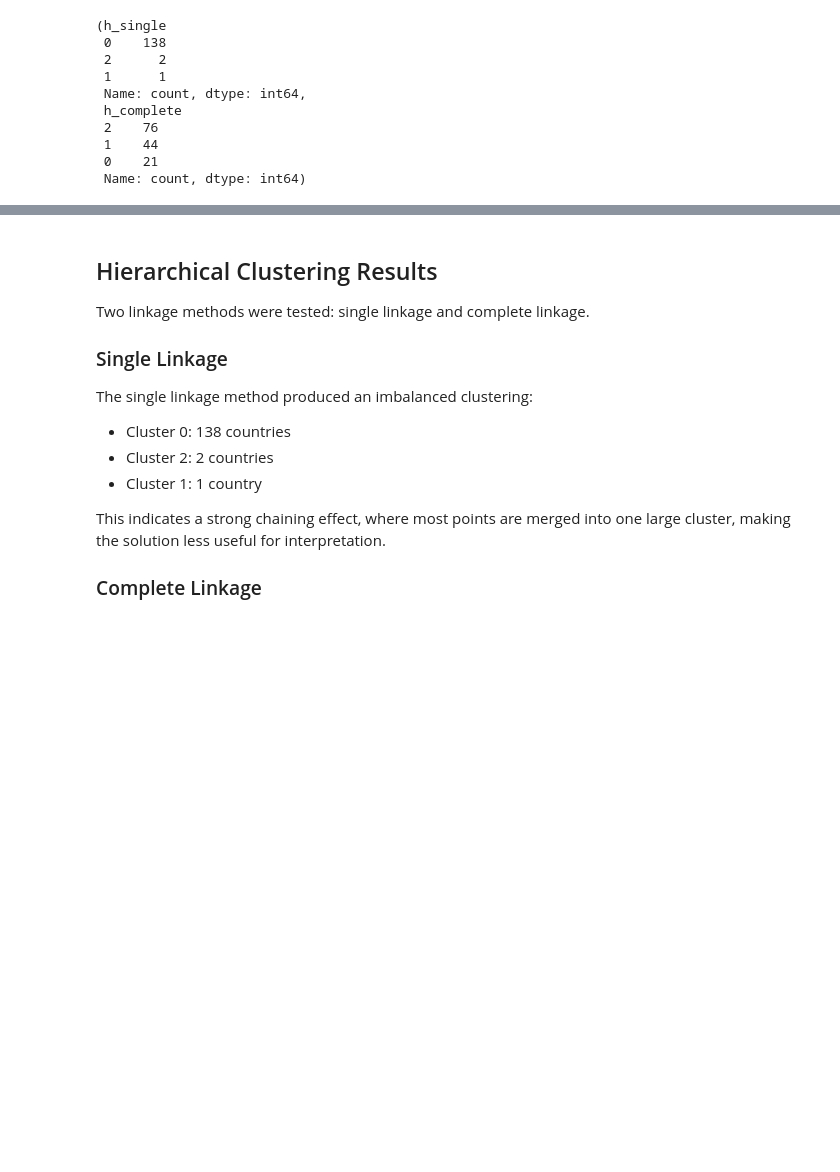
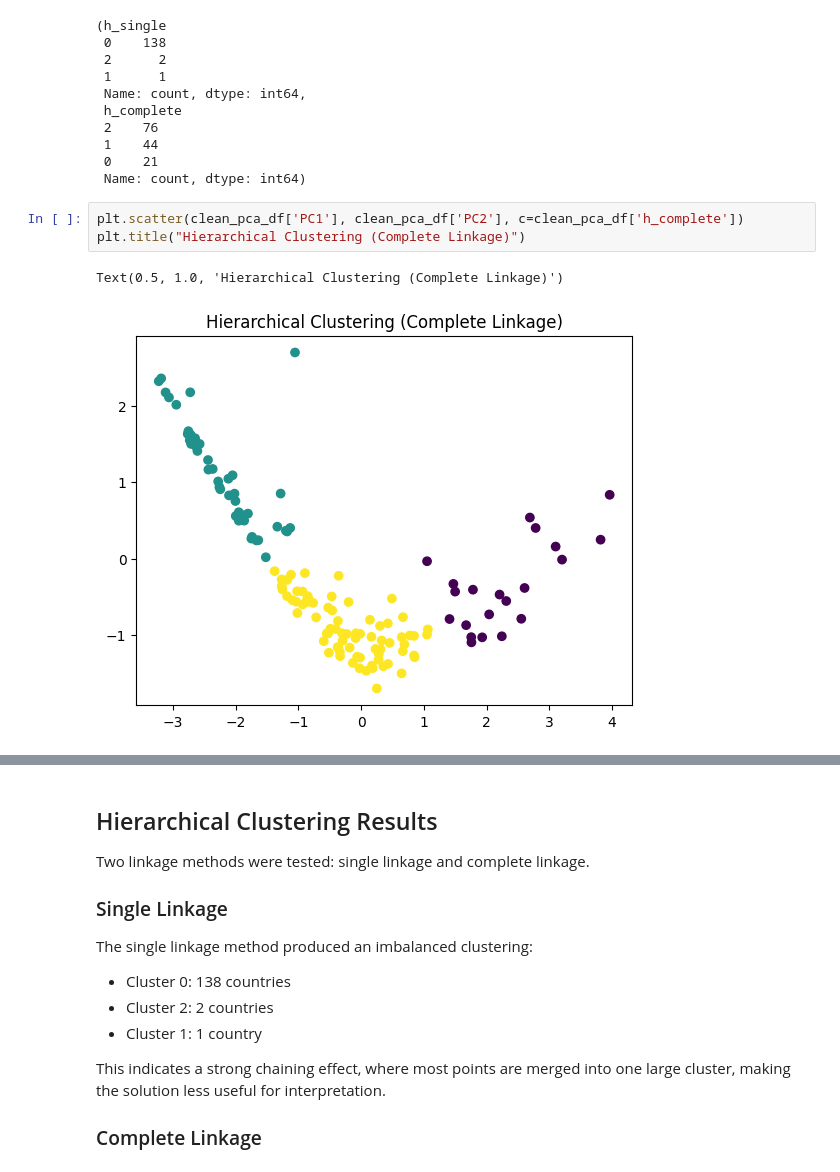
Before and after one commit to fermow/SBU-Data-Science-2026, a Jupyter notebook: Assignment_2/jupyter_notebooks_and_reports/Untitled.ipynb, the cells around one changed output, grey strips where cells are left out. Cells and saved outputs as stored; diff of their text form; blank space fills up the shorter version.

```diff
--- a/Assignment_2/jupyter_notebooks_and_reports/Untitled.ipynb
+++ b/Assignment_2/jupyter_notebooks_and_reports/Untitled.ipynb
@@ -524,3 +544,9 @@ clean_pca_df['h_single'].value_counts(), clean_pca_df['h_complete'].value_counts
  1    44
  0    21
  Name: count, dtype: int64)
+# %%
+plt.scatter(clean_pca_df['PC1'], clean_pca_df['PC2'], c=clean_pca_df['h_complete'])
+plt.title("Hierarchical Clustering (Complete Linkage)")
+# %% [output]
+Text(0.5, 1.0, 'Hierarchical Clustering (Complete Linkage)')
+[figure, added]
```
Also changed, not shown: parts of 5 cells of this notebook.
